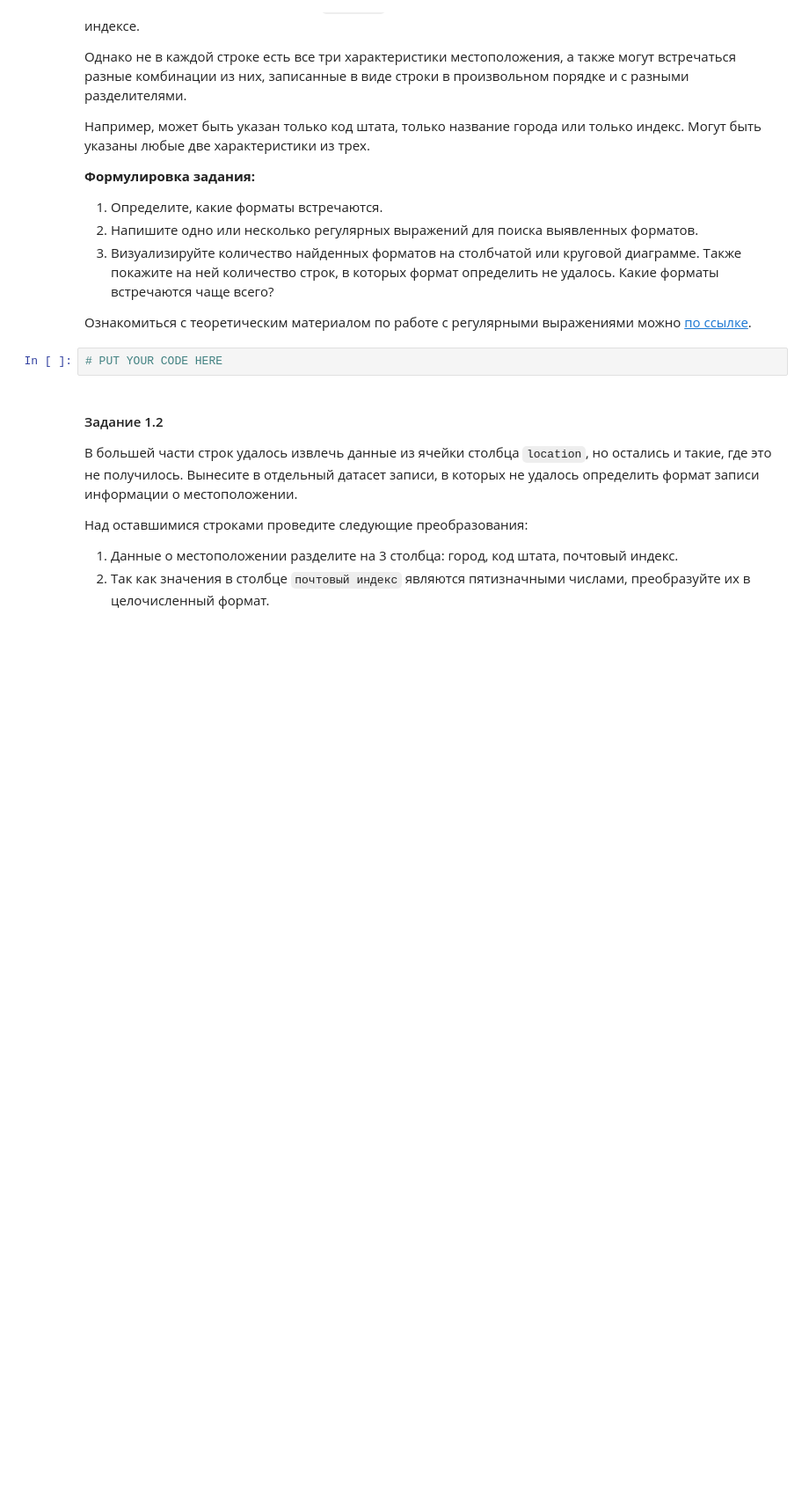
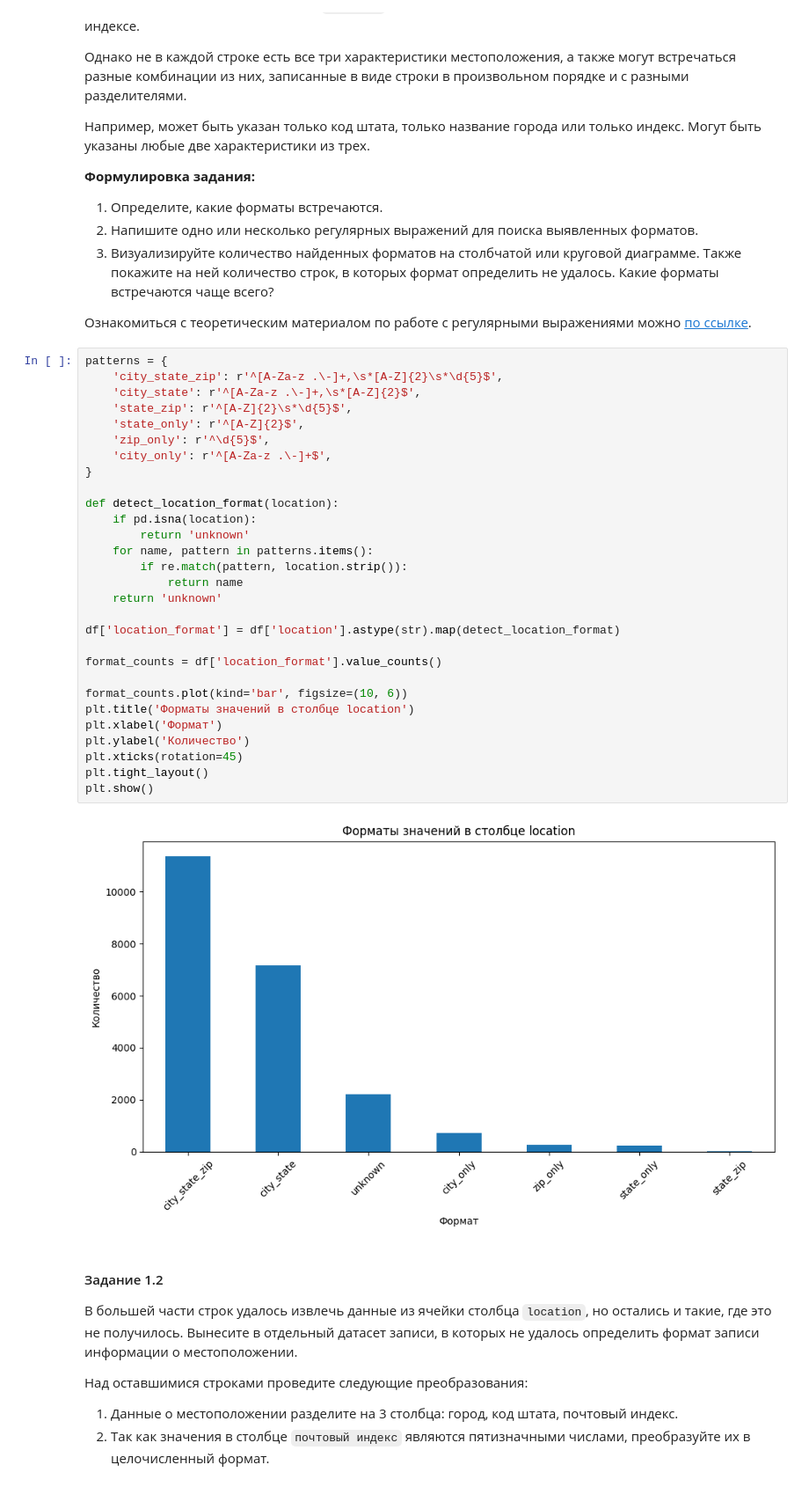
Before and after one commit to Alex00999/data-vis, a Jupyter notebook: labs/ЛР3_Обеспечение_качества_данных.ipynb, the cells around one changed output. Shown at 88% size. Drawn from its saved outputs; the diff is of its cells as text; blank space fills up the shorter version.

```diff
--- a/labs/ЛР3_Обеспечение_качества_данных.ipynb
+++ b/labs/ЛР3_Обеспечение_качества_данных.ipynb
@@ -146,8 +247,37 @@ print(df.sample(5))
 3. Визуализируйте количество найденных форматов на столбчатой или круговой диаграмме. Также покажите на ней количество строк, в которых формат определить не удалось. Какие форматы встречаются чаще всего?
 
 Ознакомиться с теоретическим материалом по работе с регулярными выражениями можно [по ссылке](https://colab.research.google.com/drive/1eFHdmt9OROLEDJRNc2wNmz0gpE1O3sKU?usp=sharing).
-# %%
-# PUT YOUR CODE HERE
+# %%
+patterns = {
+    'city_state_zip': r'^[A-Za-z .\-]+,\s*[A-Z]{2}\s*\d{5}$',
+    'city_state': r'^[A-Za-z .\-]+,\s*[A-Z]{2}$',
+    'state_zip': r'^[A-Z]{2}\s*\d{5}$',
+    'state_only': r'^[A-Z]{2}$',
+    'zip_only': r'^\d{5}$',
+    'city_only': r'^[A-Za-z .\-]+$',
+}
+
+def detect_location_format(location):
+    if pd.isna(location):
+        return 'unknown'
+    for name, pattern in patterns.items():
+        if re.match(pattern, location.strip()):
+            return name
+    return 'unknown'
+
+df['location_format'] = df['location'].astype(str).map(detect_location_format)
+
+format_counts = df['location_format'].value_counts()
+
+format_counts.plot(kind='bar', figsize=(10, 6))
+plt.title('Форматы значений в столбце location')
+plt.xlabel('Формат')
+plt.ylabel('Количество')
+plt.xticks(rotation=45)
+plt.tight_layout()
+plt.show()
+# %% [output]
+[figure, added]
 # %% [markdown]
 #### Задание 1.2
 
```
Also changed, not shown: parts of 13 cells of this notebook.
